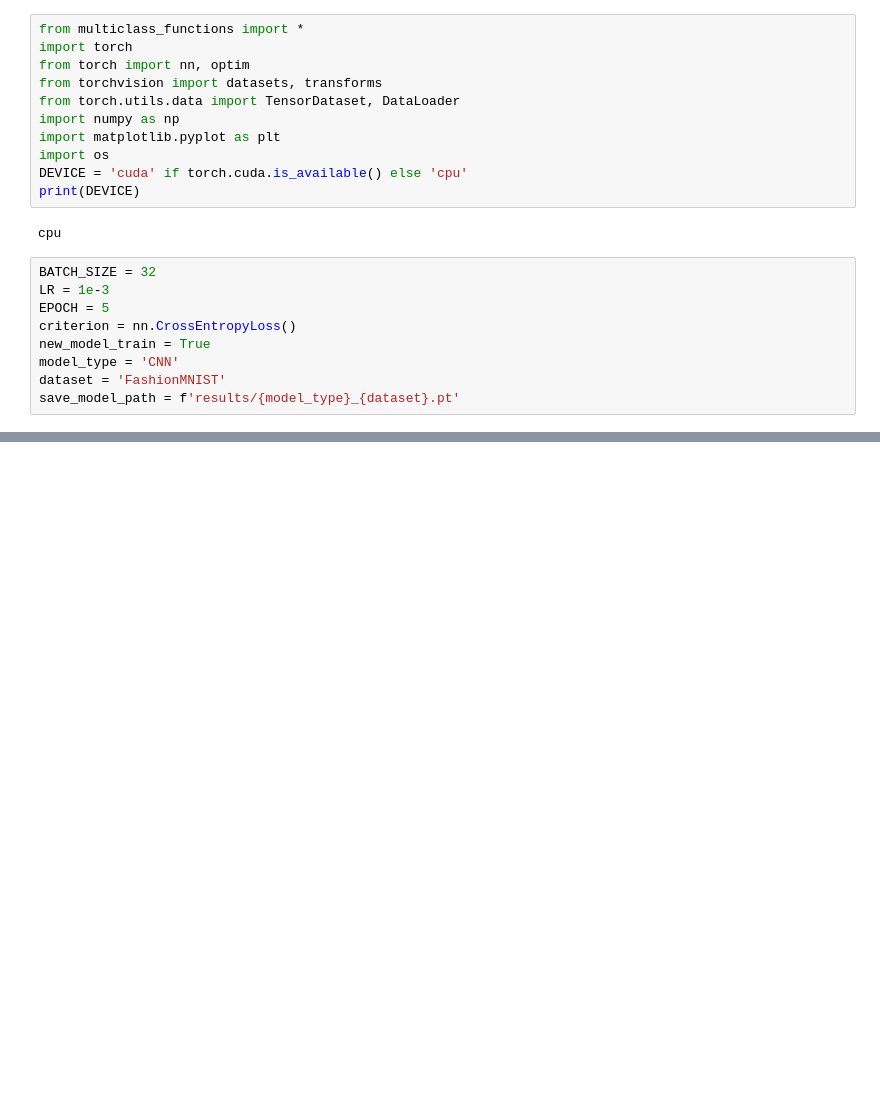
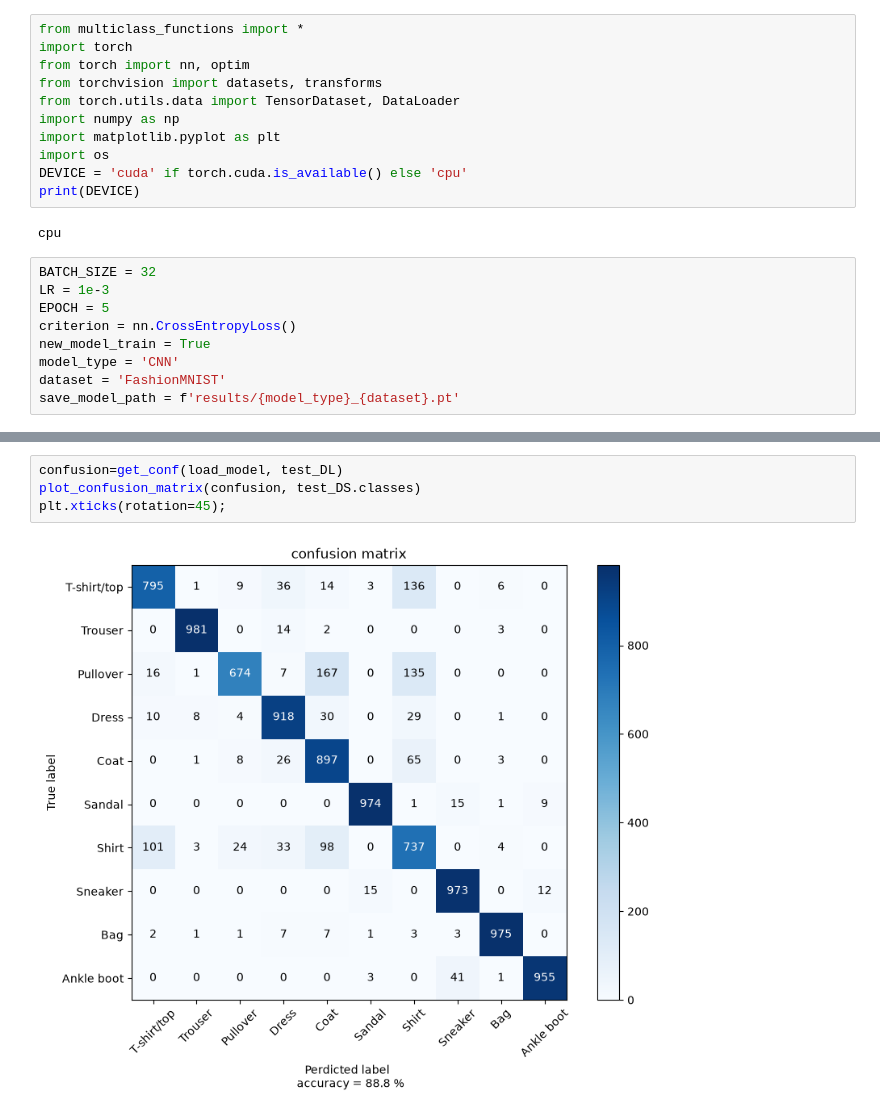
Before and after one commit to kdhksk1-pixel/PyTorch, a Jupyter notebook: 05.CNN/03.CNN_FashionMNIST.ipynb, the cells around one changed output, grey strips where cells are left out. Saved outputs shown, nothing was run; the diff lists cells and outputs as text; blank space fills up the shorter version.

```diff
--- a/05.CNN/03.CNN_FashionMNIST.ipynb
+++ b/05.CNN/03.CNN_FashionMNIST.ipynb
@@ -54,0 +196,6 @@ test_DL=DataLoader(test_DS, batch_size=BATCH_SIZE, shuffle=True)
+# %%
+confusion=get_conf(load_model, test_DL)
+plot_confusion_matrix(confusion, test_DS.classes)
+plt.xticks(rotation=45);
+# %% [output]
+[figure, added]
```
Also changed, not shown: parts of 10 cells of this notebook, 1 other file.
